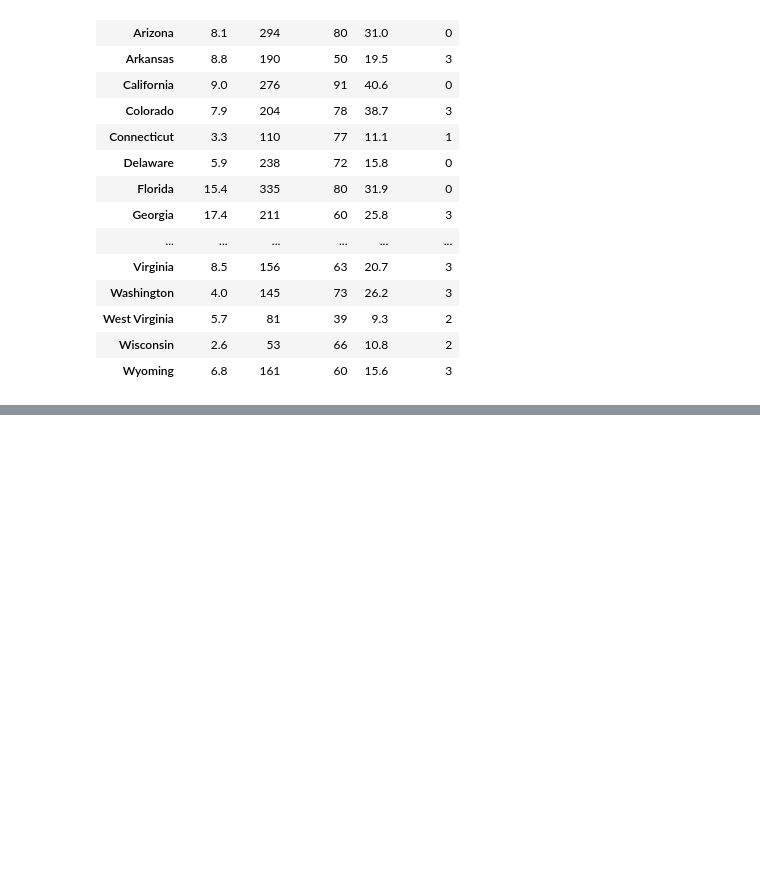
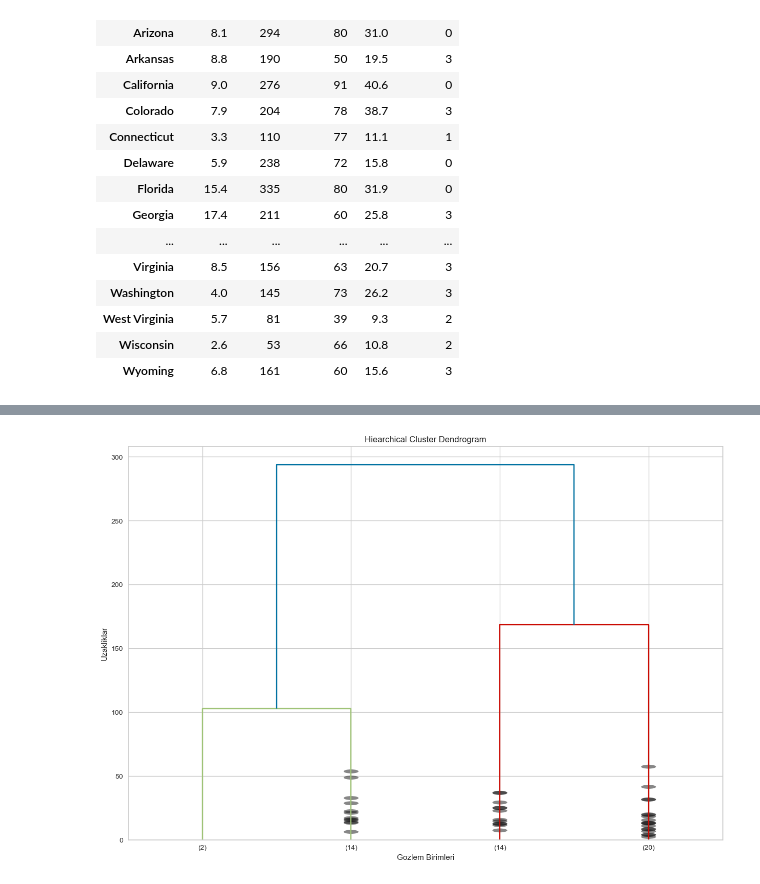
Before and after one commit to gokturkberke/machine-learning-python, a Jupyter notebook: UnsupervisedLearning/KMeans.ipynb, the cells around one changed output, grey strips where cells are left out. Cells and saved outputs as stored; diff of their text form; code cells hidden in the pictures; blank space fills up the shorter version.

```diff
--- a/UnsupervisedLearning/KMeans.ipynb
+++ b/UnsupervisedLearning/KMeans.ipynb
@@ -217,0 +240,12 @@ df
+# %%
+plt.figure(figsize = (15,10))
+plt.title("Hiearchical Cluster Dendrogram")
+plt.xlabel("Gozlem Birimleri")
+plt.ylabel("Uzakliklar")
+dendrogram(hc_complete,
+           truncate_mode = "lastp",
+           p=4,
+           show_contracted = True,
+          leaf_font_size = 10);
+# %% [output]
+[figure, added]
```
Also changed, not shown: parts of 25 cells of this notebook, 1 other file.
